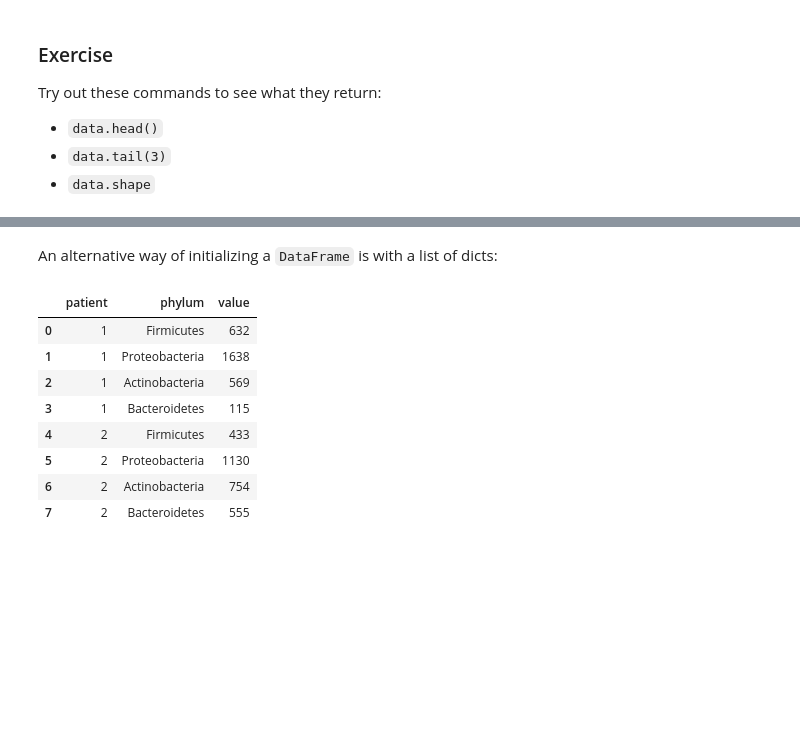
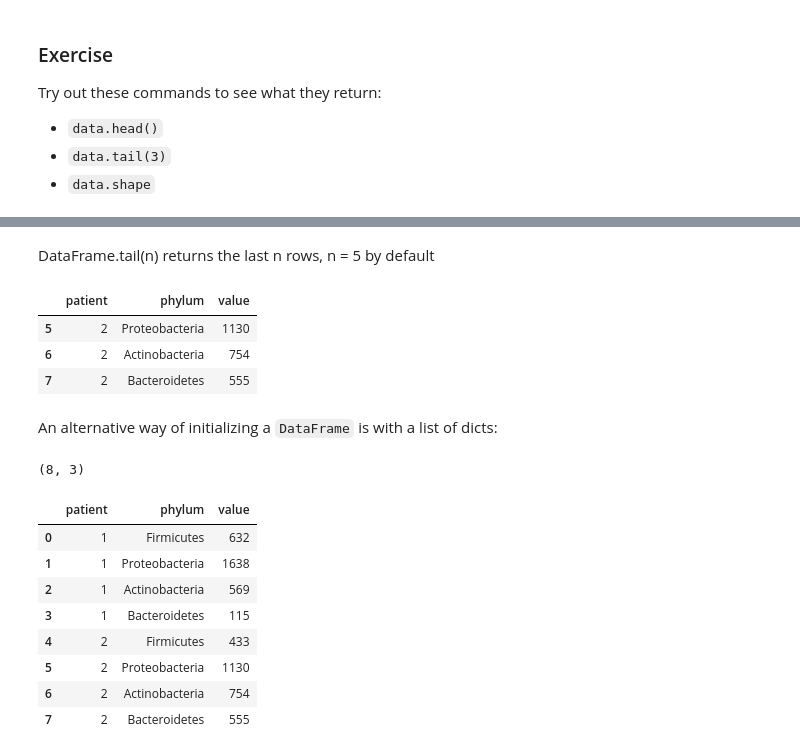
Before and after one commit to nathanquinteiro/ADA-Homework, a Jupyter notebook: 01 - Pandas and Data Wrangling/Intro to Pandas.ipynb, the cells around one changed output, grey strips where cells are left out. Saved outputs shown, nothing was run; the diff lists cells and outputs as text; code cells hidden in the pictures; blank space fills up the shorter version.

```diff
--- a/01 - Pandas and Data Wrangling/Intro to Pandas.ipynb
+++ b/01 - Pandas and Data Wrangling/Intro to Pandas.ipynb
@@ -291,5 +302,19 @@ Try out these commands to see what they return:
+# %% [markdown]
+
+DataFrame.tail(n) returns the last n rows, n = 5 by default
+# %%
+data.tail(3)
+# %% [output]
+|  | patient | phylum | value |
+| 5 | 2 | Proteobacteria | 1130 |
+| 6 | 2 | Actinobacteria | 754 |
+| 7 | 2 | Bacteroidetes | 555 |
 # %% [markdown]
 An alternative way of initializing a `DataFrame` is with a list of dicts:
+# %%
+data.shape
+# %% [output]
+(8, 3)
 # %%
 data = pd.DataFrame([{'patient': 1, 'phylum': 'Firmicutes', 'value': 632},
                     {'patient': 1, 'phylum': 'Proteobacteria', 'value': 1638},
```
Also changed, not shown: parts of 2 cells of this notebook.
